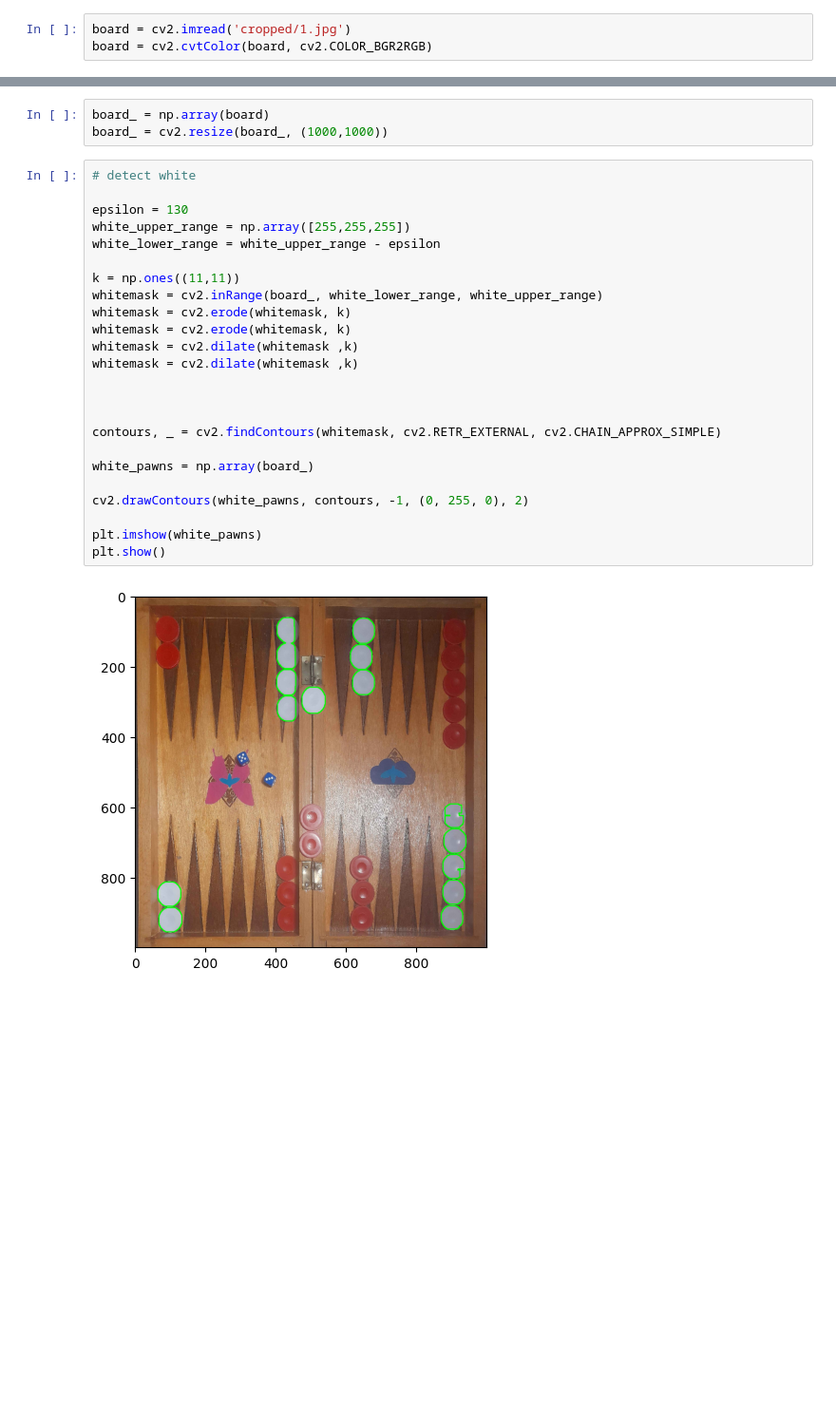
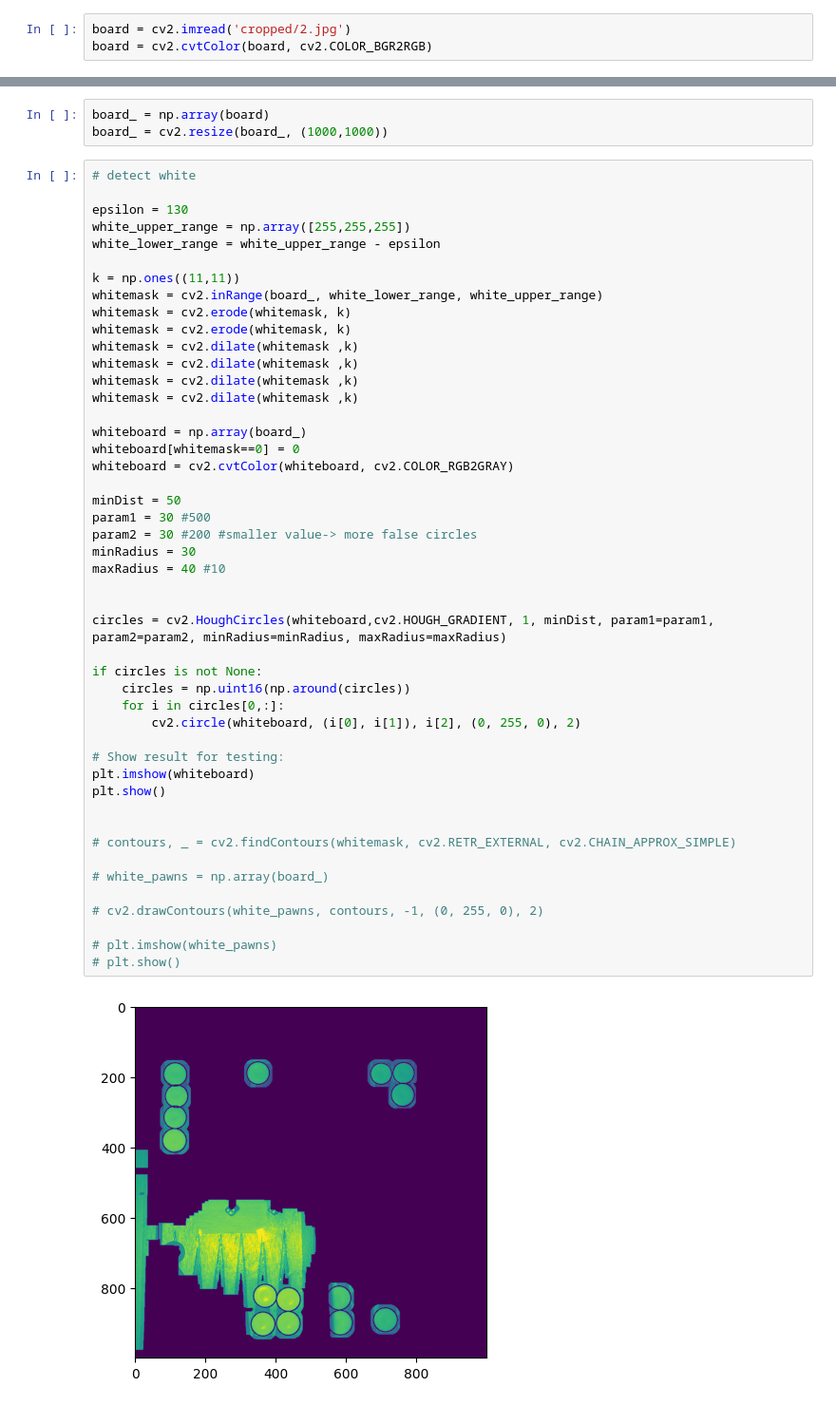
Before and after one commit to RobertKowalczewski/CVProject2, a Jupyter notebook: project2.ipynb, the cells around one changed output, grey strips where cells are left out. Shown at 95% size. Drawn from its saved outputs; the diff is of its cells as text; blank space fills up the shorter version.

```diff
--- a/project2.ipynb
+++ b/project2.ipynb
@@ -4,7 +4,7 @@ import cv2
 import matplotlib.pyplot as plt
 from functions import *
 # %%
-board = cv2.imread('cropped/1.jpg')
+board = cv2.imread('cropped/2.jpg')
 board = cv2.cvtColor(board, cv2.COLOR_BGR2RGB)
 # %%
 plt.imshow(board)
@@ -19,29 +19,52 @@ board_ = cv2.resize(board_, (1000,1000))
 # %%
 # detect white
 
 epsilon = 130
 white_upper_range = np.array([255,255,255])
 white_lower_range = white_upper_range - epsilon
 
 k = np.ones((11,11))
 whitemask = cv2.inRange(board_, white_lower_range, white_upper_range)
 whitemask = cv2.erode(whitemask, k)
 whitemask = cv2.erode(whitemask, k)
 whitemask = cv2.dilate(whitemask ,k)
 whitemask = cv2.dilate(whitemask ,k)
+whitemask = cv2.dilate(whitemask ,k)
+whitemask = cv2.dilate(whitemask ,k)
+
+whiteboard = np.array(board_)
+whiteboard[whitemask==0] = 0
+whiteboard = cv2.cvtColor(whiteboard, cv2.COLOR_RGB2GRAY)
+
+minDist = 50
+param1 = 30 #500
+param2 = 30 #200 #smaller value-> more false circles
+minRadius = 30
+maxRadius = 40 #10
 
 
+circles = cv2.HoughCircles(whiteboard,cv2.HOUGH_GRADIENT, 1, minDist, param1=param1, param2=param2, minRadius=minRadius, maxRadius=maxRadius)
 
-contours, _ = cv2.findContours(whitemask, cv2.RETR_EXTERNAL, cv2.CHAIN_APPROX_SIMPLE)
+if circles is not None:
+    circles = np.uint16(np.around(circles))
+    for i in circles[0,:]:
+        cv2.circle(whiteboard, (i[0], i[1]), i[2], (0, 255, 0), 2)
 
-white_pawns = np.array(board_)
+# Show result for testing:
+plt.imshow(whiteboard)
+plt.show()
 
-cv2.drawContours(white_pawns, contours, -1, (0, 255, 0), 2)
 
-plt.imshow(white_pawns)
-plt.show()
+# contours, _ = cv2.findContours(whitemask, cv2.RETR_EXTERNAL, cv2.CHAIN_APPROX_SIMPLE)
+
+# white_pawns = np.array(board_)
+
+# cv2.drawContours(white_pawns, contours, -1, (0, 255, 0), 2)
+
+# plt.imshow(white_pawns)
+# plt.show()
 # %% [output]
-[figure, old version]
+[figure, new version]
 # %%
 #detect red
 
```
Also changed, not shown: parts of 4 cells of this notebook, 2 other files.
